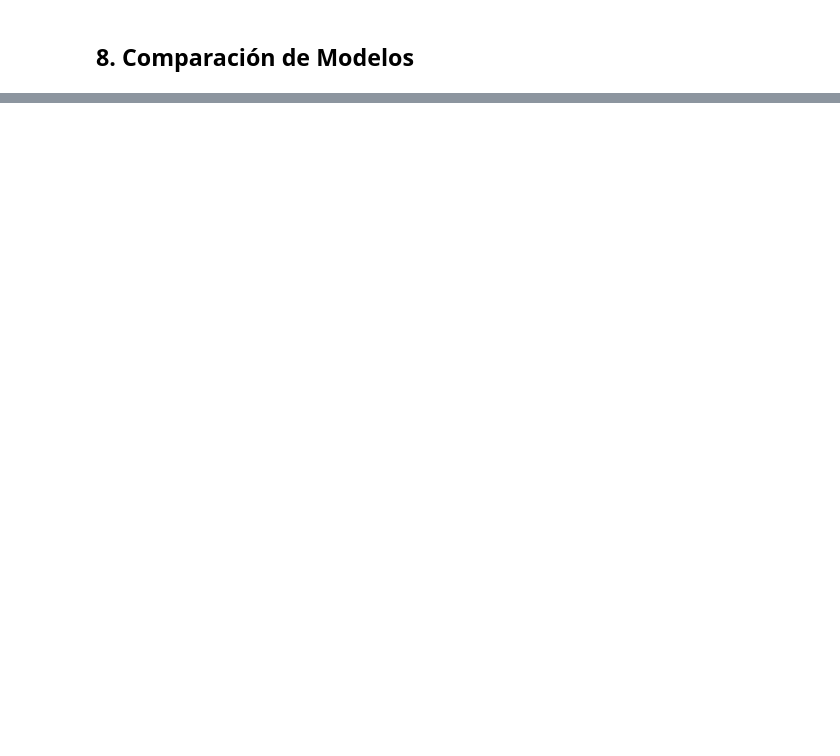
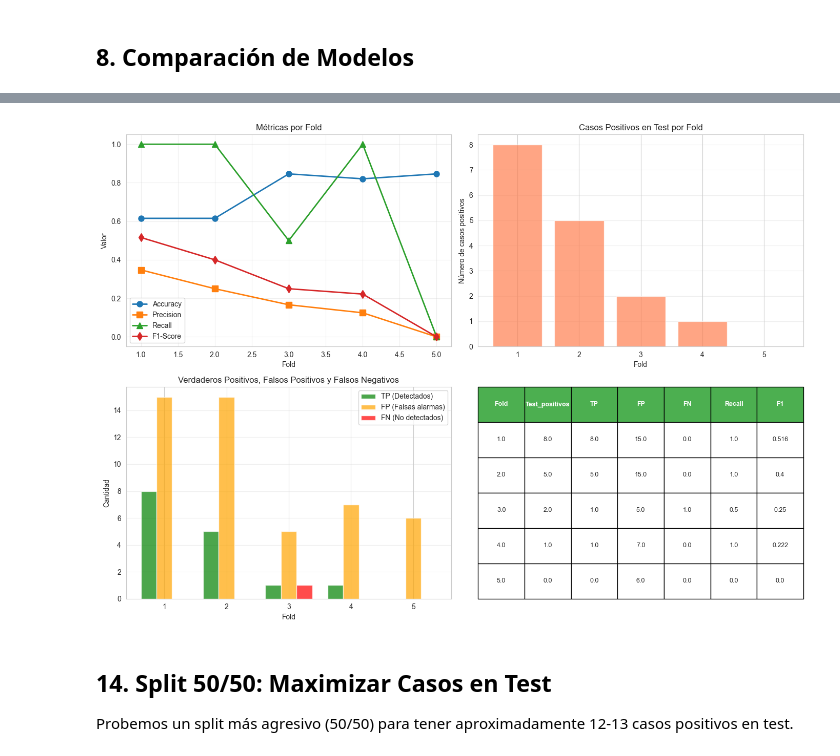
Before and after one commit to luttidano/proy-ml-sismos, a Jupyter notebook: 4ta_etapa_modelado/1_entrenamiento_etapa1.ipynb, the cells around one changed output, grey strips where cells are left out. Cells and saved outputs as stored; diff of their text form; code cells hidden in the pictures; blank space fills up the shorter version.

```diff
--- a/4ta_etapa_modelado/1_entrenamiento_etapa1.ipynb
+++ b/4ta_etapa_modelado/1_entrenamiento_etapa1.ipynb
@@ -232,0 +846,59 @@ plt.show()
+# %%
+# Visualizar resultados de CV
+fig, axes = plt.subplots(2, 2, figsize=(14, 10))
+
+# Métricas por fold
+axes[0, 0].plot(df_cv['Fold'], df_cv['Accuracy'], 'o-', label='Accuracy', linewidth=2, markersize=8)
+axes[0, 0].plot(df_cv['Fold'], df_cv['Precision'], 's-', label='Precision', linewidth=2, markersize=8)
+axes[0, 0].plot(df_cv['Fold'], df_cv['Recall'], '^-', label='Recall', linewidth=2, markersize=8)
+axes[0, 0].plot(df_cv['Fold'], df_cv['F1'], 'd-', label='F1-Score', linewidth=2, markersize=8)
+axes[0, 0].set_xlabel('Fold')
+axes[0, 0].set_ylabel('Valor')
+axes[0, 0].set_title('Métricas por Fold')
+axes[0, 0].legend()
+axes[0, 0].grid(True, alpha=0.3)
+
+# Casos positivos por fold
+axes[0, 1].bar(df_cv['Fold'], df_cv['Test_positivos'], color='coral', alpha=0.7)
+axes[0, 1].set_xlabel('Fold')
+axes[0, 1].set_ylabel('Número de casos positivos')
+axes[0, 1].set_title('Casos Positivos en Test por Fold')
+axes[0, 1].grid(True, alpha=0.3, axis='y')
+
+# TP, FP, FN por fold
+x = df_cv['Fold']
+width = 0.25
+axes[1, 0].bar(x - width, df_cv['TP'], width, label='TP (Detectados)', color='green', alpha=0.7)
+axes[1, 0].bar(x, df_cv['FP'], width, label='FP (Falsas alarmas)', color='orange', alpha=0.7)
+axes[1, 0].bar(x + width, df_cv['FN'], width, label='FN (No detectados)', color='red', alpha=0.7)
+axes[1, 0].set_xlabel('Fold')
+axes[1, 0].set_ylabel('Cantidad')
+axes[1, 0].set_title('Verdaderos Positivos, Falsos Positivos y Falsos Negativos')
+axes[1, 0].legend()
+axes[1, 0].grid(True, alpha=0.3, axis='y')
+
+# Tabla de resultados
+axes[1, 1].axis('off')
+tabla_texto = df_cv[['Fold', 'Test_positivos', 'TP', 'FP', 'FN', 'Recall', 'F1']].round(3)
+tabla = axes[1, 1].table(cellText=tabla_texto.values,
+                         colLabels=tabla_texto.columns,
+                         cellLoc='center',
+                         loc='center',
+                         bbox=[0, 0, 1, 1])
+tabla.auto_set_font_size(False)
+tabla.set_fontsize(9)
+tabla.scale(1, 2)
+
+# Estilo de header
+for i in range(len(tabla_texto.columns)):
+    tabla[(0, i)].set_facecolor('#4CAF50')
+    tabla[(0, i)].set_text_props(weight='bold', color='white')
+
+plt.tight_layout()
+plt.show()
+# %% [output]
+[figure, added]
+# %% [markdown]
+## 14. Split 50/50: Maximizar Casos en Test
+
+Probemos un split más agresivo (50/50) para tener aproximadamente 12-13 casos positivos en test.
```
Also changed, not shown: parts of 29 cells of this notebook, 12 other files.
